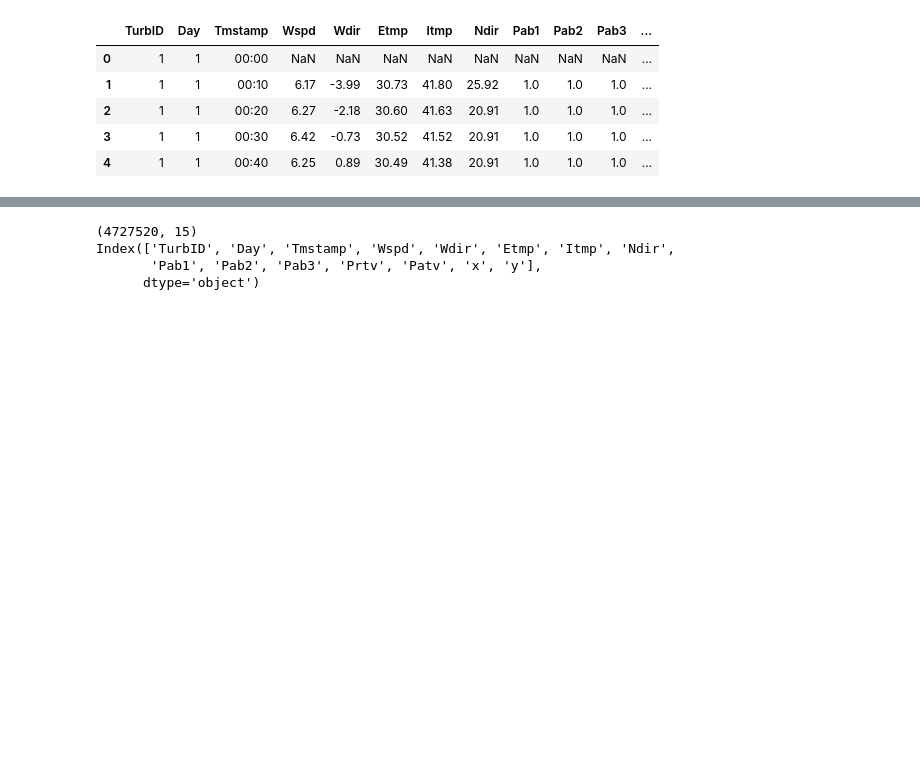
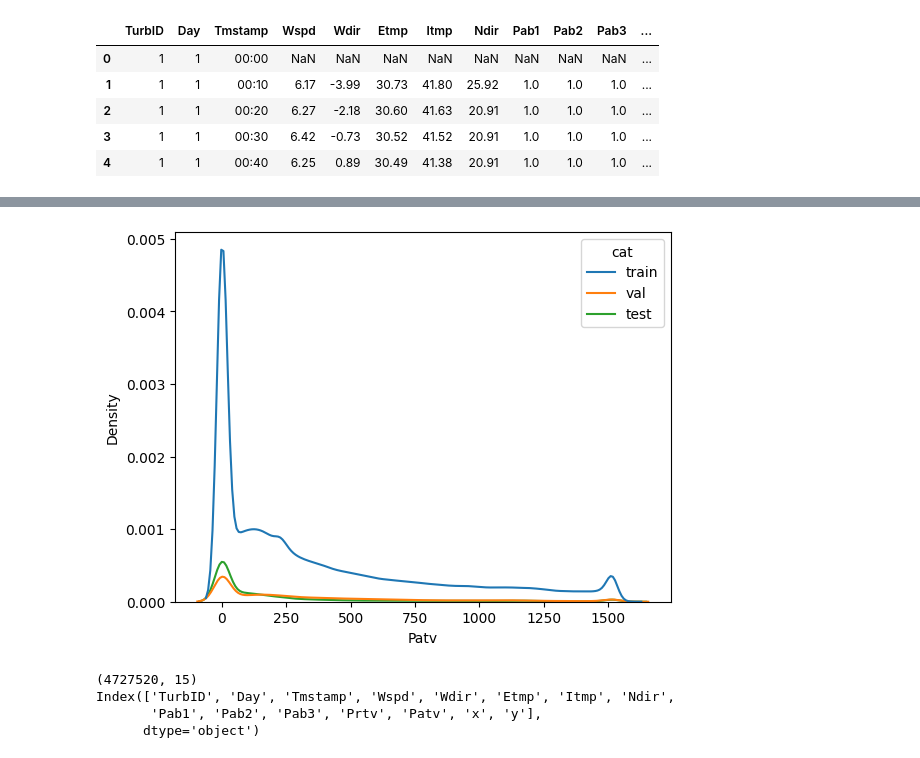
Before and after one commit to GKDGKD/KDD_CUP_2022, a Jupyter notebook: notebook/kdd_EDA.ipynb, the cells around one changed output, grey strips where cells are left out. Drawn from its saved outputs; the diff is of its cells as text; code cells hidden in the pictures; blank space fills up the shorter version.

```diff
--- a/notebook/kdd_EDA.ipynb
+++ b/notebook/kdd_EDA.ipynb
@@ -41,3 +76,12 @@ Index(['TurbID', 'Day', 'Tmstamp', 'Wspd', 'Wdir', 'Etmp', 'Itmp', 'Ndir',
+# %%
+import seaborn as sns
+import matplotlib.pyplot as plt
+
+# train 205
+sns.kdeplot(data = data, x = 'Patv', hue='cat')
+plt.show()
+# %% [output]
+[figure, added]
 # %%
 df_train = pd.merge(df_train, location, on='TurbID', how='left')
 print(df_train.shape)
```
Also changed, not shown: parts of 4 cells of this notebook, 9 other files.
